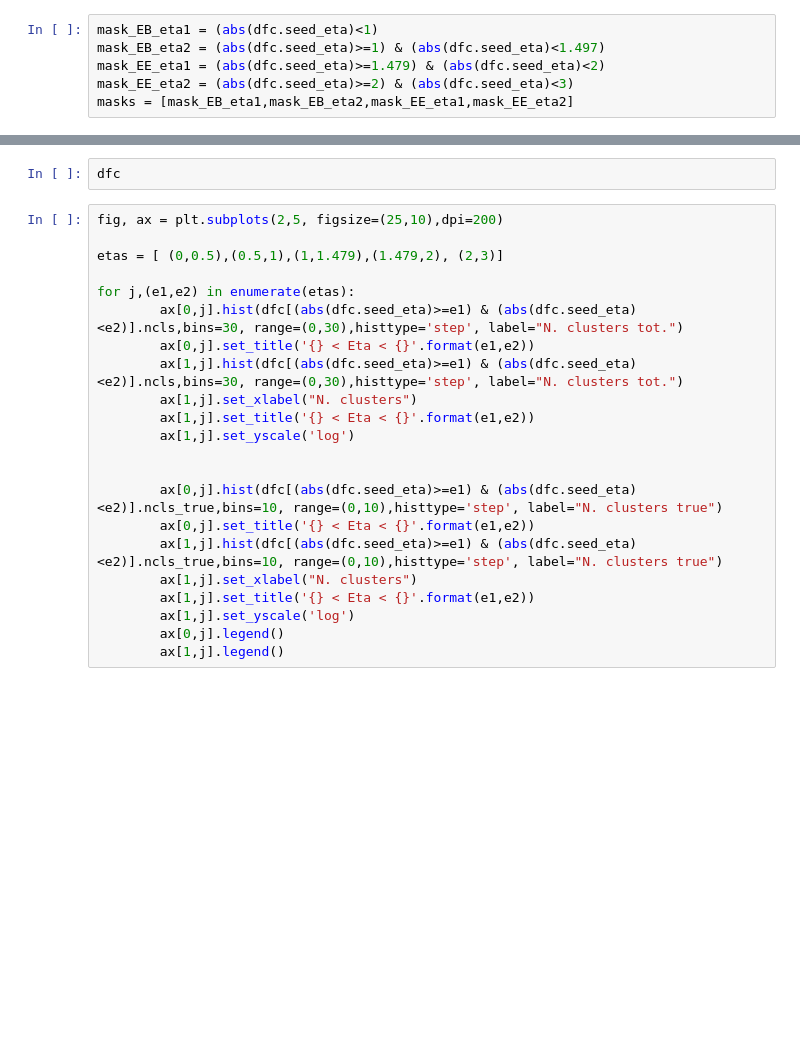
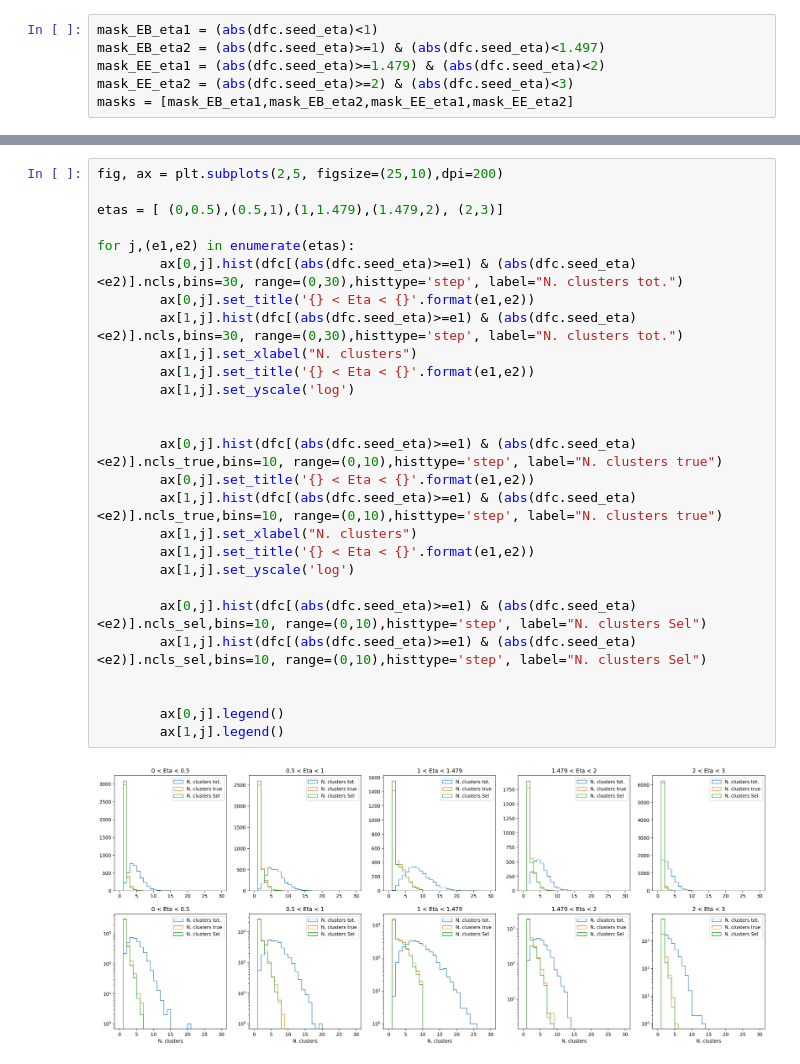
Before and after one commit to valsdav/DeepSuperCluster, a Jupyter notebook: Training/global_model/tf_model_v4.ipynb, the cells around one changed output, grey strips where cells are left out. Drawn from its saved outputs; the diff is of its cells as text; blank space fills up the shorter version.

```diff
--- a/Training/global_model/tf_model_v4.ipynb
+++ b/Training/global_model/tf_model_v4.ipynb
@@ -930,27 +903,32 @@ def plot_nclseta2D(data, title, zlabel="", **kwargs):
     labels.append(ncls[-1])
     locs = np.append(locs, [len(ncls)-1])
     plt.yticks(locs-0.5, labels)
-# %%
-dfc
 # %%
 fig, ax = plt.subplots(2,5, figsize=(25,10),dpi=200)
 
 etas = [ (0,0.5),(0.5,1),(1,1.479),(1.479,2), (2,3)]
 
 for j,(e1,e2) in enumerate(etas):
         ax[0,j].hist(dfc[(abs(dfc.seed_eta)>=e1) & (abs(dfc.seed_eta)<e2)].ncls,bins=30, range=(0,30),histtype='step', label="N. clusters tot.")
         ax[0,j].set_title('{} < Eta < {}'.format(e1,e2))
         ax[1,j].hist(dfc[(abs(dfc.seed_eta)>=e1) & (abs(dfc.seed_eta)<e2)].ncls,bins=30, range=(0,30),histtype='step', label="N. clusters tot.")
         ax[1,j].set_xlabel("N. clusters")
         ax[1,j].set_title('{} < Eta < {}'.format(e1,e2))
         ax[1,j].set_yscale('log')
 
 
         ax[0,j].hist(dfc[(abs(dfc.seed_eta)>=e1) & (abs(dfc.seed_eta)<e2)].ncls_true,bins=10, range=(0,10),histtype='step', label="N. clusters true")
         ax[0,j].set_title('{} < Eta < {}'.format(e1,e2))
         ax[1,j].hist(dfc[(abs(dfc.seed_eta)>=e1) & (abs(dfc.seed_eta)<e2)].ncls_true,bins=10, range=(0,10),histtype='step', label="N. clusters true")
         ax[1,j].set_xlabel("N. clusters")
         ax[1,j].set_title('{} < Eta < {}'.format(e1,e2))
         ax[1,j].set_yscale('log')
+
+        ax[0,j].hist(dfc[(abs(dfc.seed_eta)>=e1) & (abs(dfc.seed_eta)<e2)].ncls_sel,bins=10, range=(0,10),histtype='step', label="N. clusters Sel")
+        ax[1,j].hist(dfc[(abs(dfc.seed_eta)>=e1) & (abs(dfc.seed_eta)<e2)].ncls_sel,bins=10, range=(0,10),histtype='step', label="N. clusters Sel")
+
+
         ax[0,j].legend()
         ax[1,j].legend()
+# %% [output]
+[figure, added]
```
Also changed, not shown: parts of 47 cells of this notebook, 2 other files.
